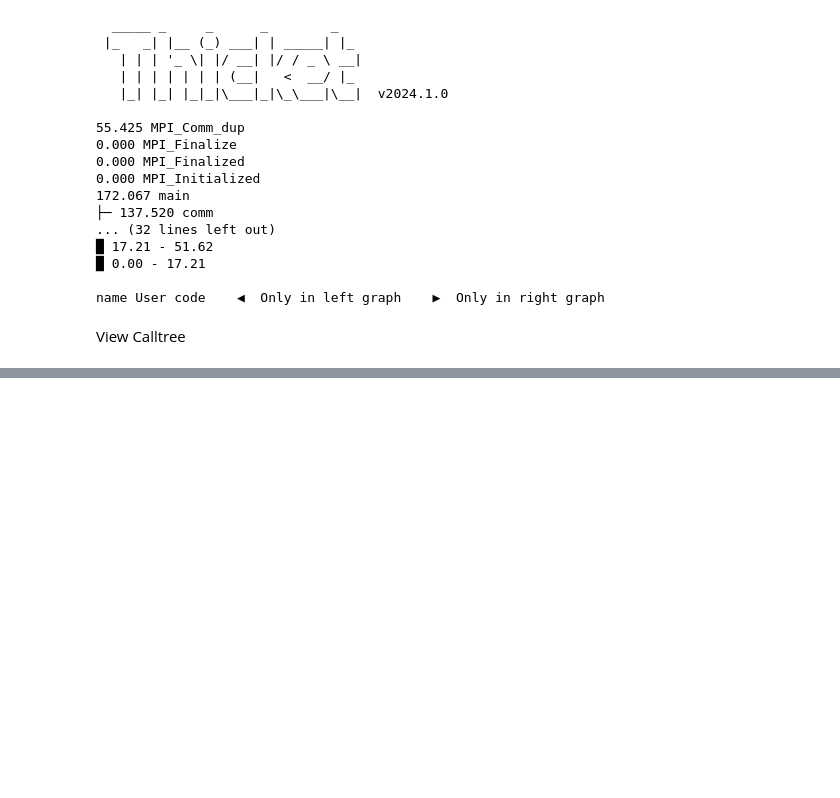
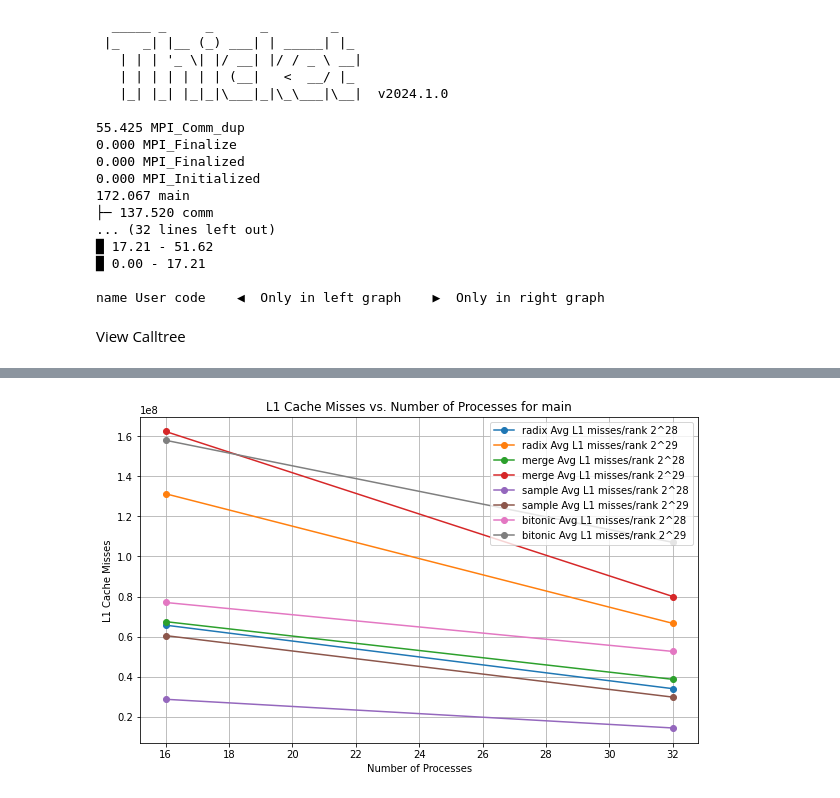
Before and after one commit to anjali-hole/Project_2024-honors-group3, a Jupyter notebook: all_compare.ipynb, the cells around one changed output, grey strips where cells are left out. Saved outputs shown, nothing was run; the diff lists cells and outputs as text; code cells hidden in the pictures; blank space fills up the shorter version.

Commit message:
added cache comparisons

```diff
--- a/all_compare.ipynb
+++ b/all_compare.ipynb
@@ -158,0 +157,32 @@ temp_pivot.transpose()
+# %%
+tk = th.Thicket.from_caliperreader(glob("caliper_output/cache_miss/*/*.cali"))
+tk.metadata_column_to_perfdata("num_procs")
+tk.metadata_column_to_perfdata("input_size")
+tk.metadata_column_to_perfdata("input_type")
+tk.metadata_column_to_perfdata("algorithm")
+tk.dataframe = tk.dataframe.reset_index().set_index(["node", "num_procs", "input_size", "input_type"]).sort_index()
+tk.show_metric_columns()
+
+df = tk.dataframe.reset_index()
+
+temp_df = df[(df["name"] == "main") & (df["input_type"] == "Random") & (df["input_size"] == 16777216)]
+temp_df = temp_df.loc[:, ["Avg L1 misses/rank", "num_procs", "input_size", "input_type", "algorithm"]]
+
+sizes = {2**28:"2^28", 2**29:"2^29"}
+plt.figure(figsize=(10, 6))
+
+alg = ["radix", "merge", "sample", "bitonic"]
+for i in alg:
+    for k in sizes:
+        df1 = df[(df["name"] == "main") & (df["input_type"] == "Random") & (df["input_size"] == k) & (df["algorithm"] == i)]
+        plt.plot(df1['num_procs'], df1[f'Avg L1 misses/rank'], label=f'{i} Avg L1 misses/rank {sizes[k]}', marker='o')
+
+plt.xlabel('Number of Processes')
+plt.ylabel(f'L1 Cache Misses')
+plt.title(f'L1 Cache Misses vs. Number of Processes for main')
+plt.legend()
+plt.grid(True)
+
+plt.show()
+# %% [output]
+[figure, added]
```
Also changed, not shown: parts of 7 cells of this notebook.
